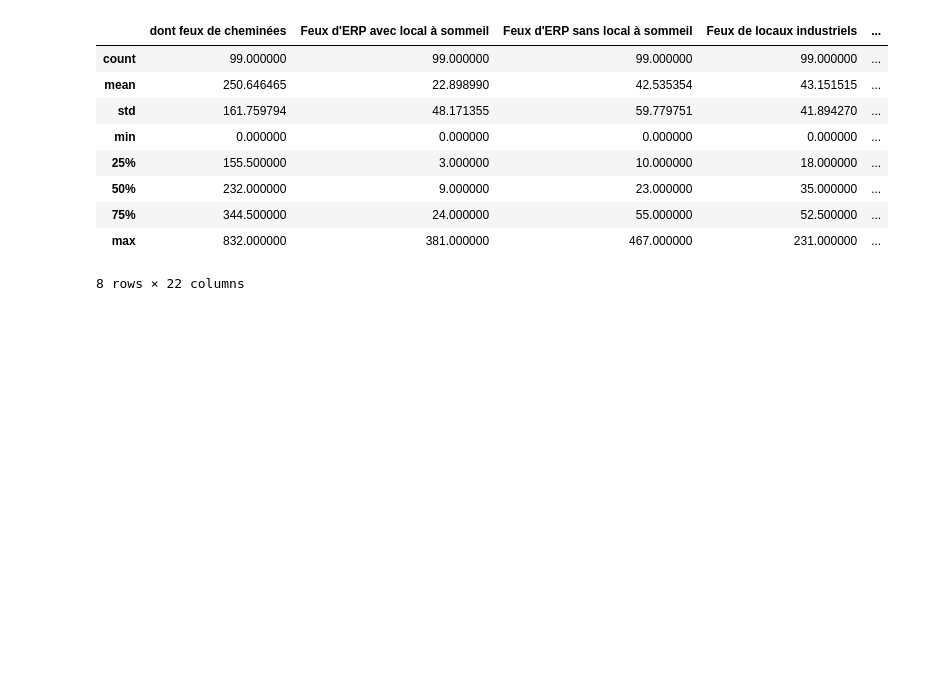
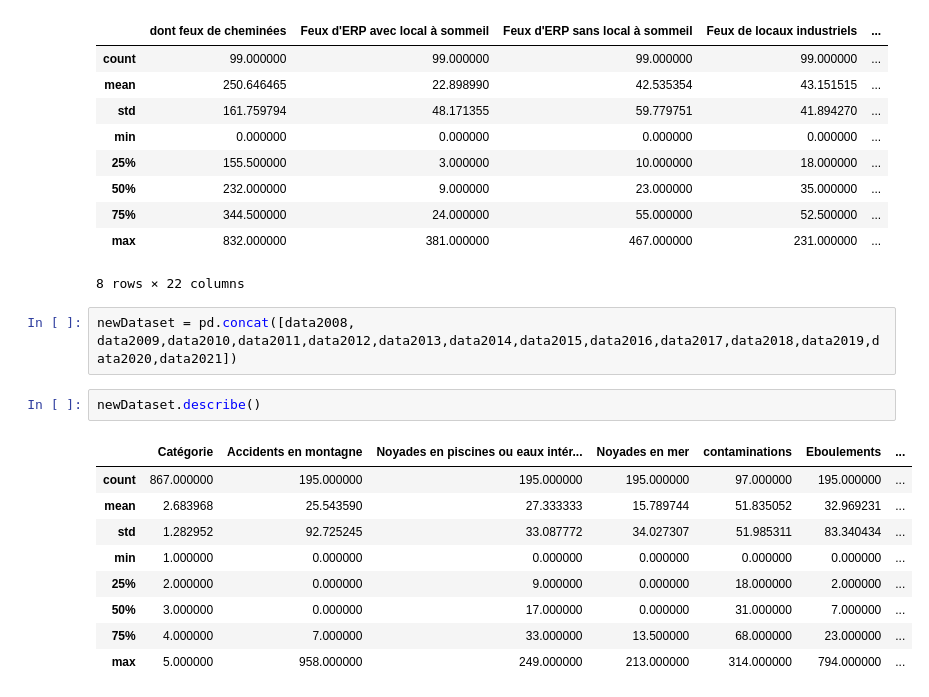
Before and after one commit to antoinebnm/PTS-Data, a Jupyter notebook: data.ipynb, the cells around one changed output. Saved outputs shown, nothing was run; the diff lists cells and outputs as text; blank space fills up the shorter version.

```diff
--- a/data.ipynb
+++ b/data.ipynb
@@ -190,3 +190,17 @@ data2021.describe()
 | 75% | 344.500000 | 24.000000 | 55.000000 | 52.500000 | ... |
 | max | 832.000000 | 381.000000 | 467.000000 | 231.000000 | ... |
 8 rows × 22 columns
+# %%
+newDataset = pd.concat([data2008, data2009,data2010,data2011,data2012,data2013,data2014,data2015,data2016,data2017,data2018,data2019,data2020,data2021])
+# %%
+newDataset.describe()
+# %% [output]
+|  | Catégorie | Accidents en montagne | Noyades en piscines ou eaux intér... | Noyades en mer | contaminations | Eboulements | ... |
+| count | 867.000000 | 195.000000 | 195.000000 | 195.000000 | 97.000000 | 195.000000 | ... |
+| mean | 2.683968 | 25.543590 | 27.333333 | 15.789744 | 51.835052 | 32.969231 | ... |
+| std | 1.282952 | 92.725245 | 33.087772 | 34.027307 | 51.985311 | 83.340434 | ... |
+| min | 1.000000 | 0.000000 | 0.000000 | 0.000000 | 0.000000 | 0.000000 | ... |
+| 25% | 2.000000 | 0.000000 | 9.000000 | 0.000000 | 18.000000 | 2.000000 | ... |
+| 50% | 3.000000 | 0.000000 | 17.000000 | 0.000000 | 31.000000 | 7.000000 | ... |
+| 75% | 4.000000 | 7.000000 | 33.000000 | 13.500000 | 68.000000 | 23.000000 | ... |
+| max | 5.000000 | 958.000000 | 249.000000 | 213.000000 | 314.000000 | 794.000000 | ... |
```
Also changed, not shown: parts of 15 cells of this notebook.
